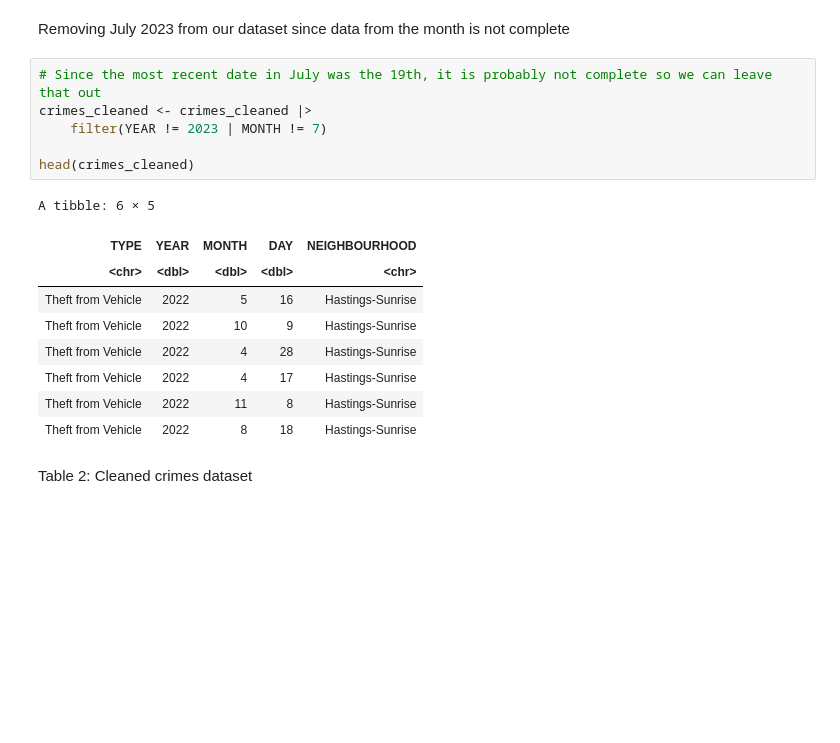
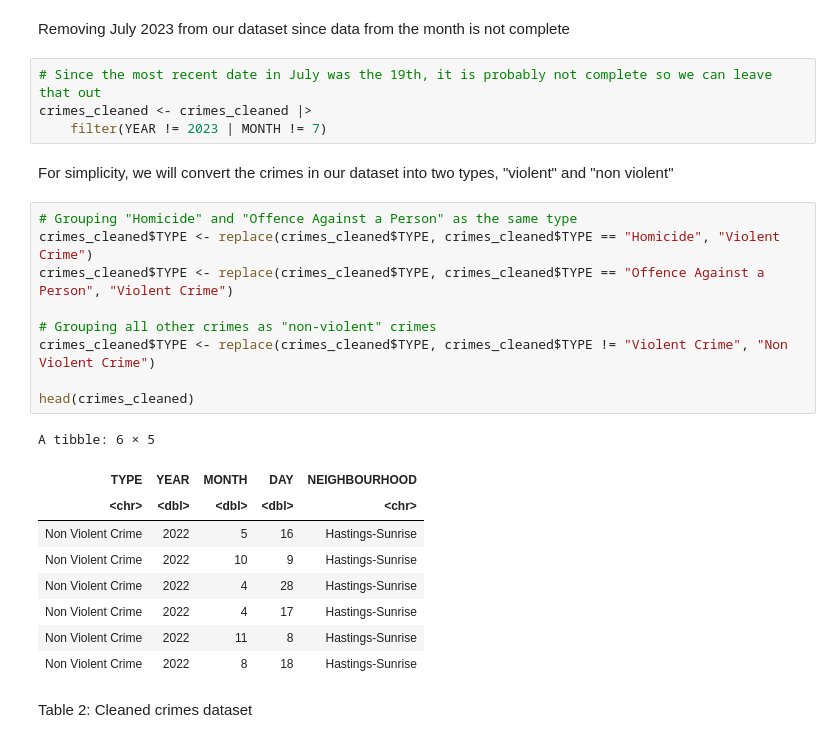
Before and after one commit to Carson-Lu/stat201project-Group27, a Jupyter notebook: proposal.ipynb, the cells around one changed output. Saved outputs shown, nothing was run; the diff lists cells and outputs as text; blank space fills up the shorter version.

```diff
--- a/proposal.ipynb
+++ b/proposal.ipynb
@@ -131,18 +123,27 @@ Removing July 2023 from our dataset since data from the month is not complete
 # Since the most recent date in July was the 19th, it is probably not complete so we can leave that out
 crimes_cleaned <- crimes_cleaned |>
     filter(YEAR != 2023 | MONTH != 7)
-
-head(crimes_cleaned)
-# %% [output]
-A tibble: 6 × 5
-| TYPE | YEAR | MONTH | DAY | NEIGHBOURHOOD |
-| <chr> | <dbl> | <dbl> | <dbl> | <chr> |
-| Theft from Vehicle | 2022 | 5 | 16 | Hastings-Sunrise |
-| Theft from Vehicle | 2022 | 10 | 9 | Hastings-Sunrise |
-| Theft from Vehicle | 2022 | 4 | 28 | Hastings-Sunrise |
-| Theft from Vehicle | 2022 | 4 | 17 | Hastings-Sunrise |
-| Theft from Vehicle | 2022 | 11 | 8 | Hastings-Sunrise |
-| Theft from Vehicle | 2022 | 8 | 18 | Hastings-Sunrise |
+# %% [markdown]
+For simplicity, we will convert the crimes in our dataset into two types, "violent" and "non violent"
+# %%
+# Grouping "Homicide" and "Offence Against a Person" as the same type
+crimes_cleaned$TYPE <- replace(crimes_cleaned$TYPE, crimes_cleaned$TYPE == "Homicide", "Violent Crime")
+crimes_cleaned$TYPE <- replace(crimes_cleaned$TYPE, crimes_cleaned$TYPE == "Offence Against a Person", "Violent Crime")
+
+# Grouping all other crimes as "non-violent" crimes
+crimes_cleaned$TYPE <- replace(crimes_cleaned$TYPE, crimes_cleaned$TYPE != "Violent Crime", "Non Violent Crime")
+
+head(crimes_cleaned)
+# %% [output]
+A tibble: 6 × 5
+| TYPE | YEAR | MONTH | DAY | NEIGHBOURHOOD |
+| <chr> | <dbl> | <dbl> | <dbl> | <chr> |
+| Non Violent Crime | 2022 | 5 | 16 | Hastings-Sunrise |
+| Non Violent Crime | 2022 | 10 | 9 | Hastings-Sunrise |
+| Non Violent Crime | 2022 | 4 | 28 | Hastings-Sunrise |
+| Non Violent Crime | 2022 | 4 | 17 | Hastings-Sunrise |
+| Non Violent Crime | 2022 | 11 | 8 | Hastings-Sunrise |
+| Non Violent Crime | 2022 | 8 | 18 | Hastings-Sunrise |
 # %% [markdown]
 Table 2: Cleaned crimes dataset
 # %% [markdown]
```
Also changed, not shown: parts of 20 cells of this notebook.
